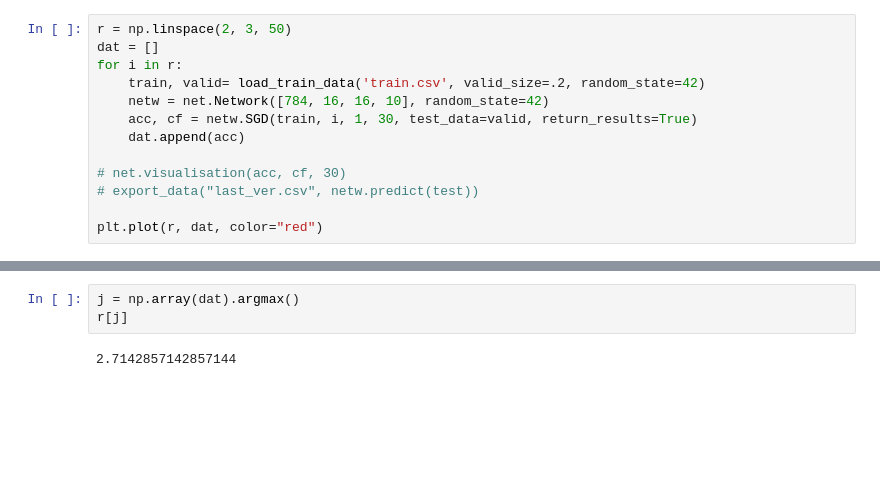
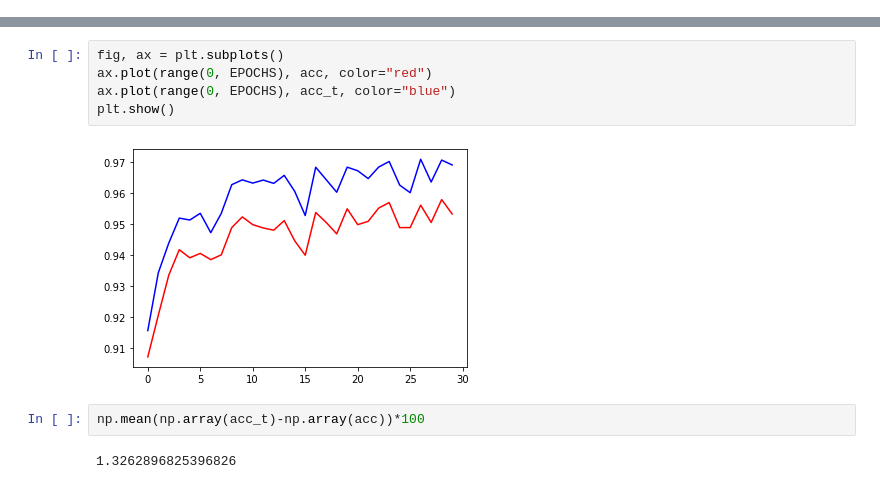
Before and after one commit to Grafit24/my-first-neurol-network, a Jupyter notebook: experement.ipynb, the cells around one changed output, grey strips where cells are left out. Drawn from its saved outputs; the diff is of its cells as text; blank space fills up the shorter version.

```diff
--- a/experement.ipynb
+++ b/experement.ipynb
@@ -32,13 +48,0 @@ Epoch 5 complete with accuracity 7767/8400 = 0.9246428571428571
-# %%
-r = np.linspace(2, 3, 50)
-dat = []
-for i in r:
-    train, valid= load_train_data('train.csv', valid_size=.2, random_state=42)
-    netw = net.Network([784, 16, 16, 10], random_state=42)
-    acc, cf = netw.SGD(train, i, 1, 30, test_data=valid, return_results=True)
-    dat.append(acc)
-
-# net.visualisation(acc, cf, 30)
-# export_data("last_ver.csv", netw.predict(test))
-
-plt.plot(r, dat, color="red")
@@ -65,5 +49,11 @@ Epoch 1 complete with accuracity 7405/8400 = 0.881547619047619
-# %%
-j = np.array(dat).argmax()
-r[j]
-# %% [output]
-2.7142857142857144
+# %%
+fig, ax = plt.subplots()
+ax.plot(range(0, EPOCHS), acc, color="red")
+ax.plot(range(0, EPOCHS), acc_t, color="blue")
+plt.show()
+# %% [output]
+[figure, added]
+# %%
+np.mean(np.array(acc_t)-np.array(acc))*100
+# %% [output]
+1.3262896825396826
```
Also changed, not shown: parts of 3 cells of this notebook, 1 other file.
